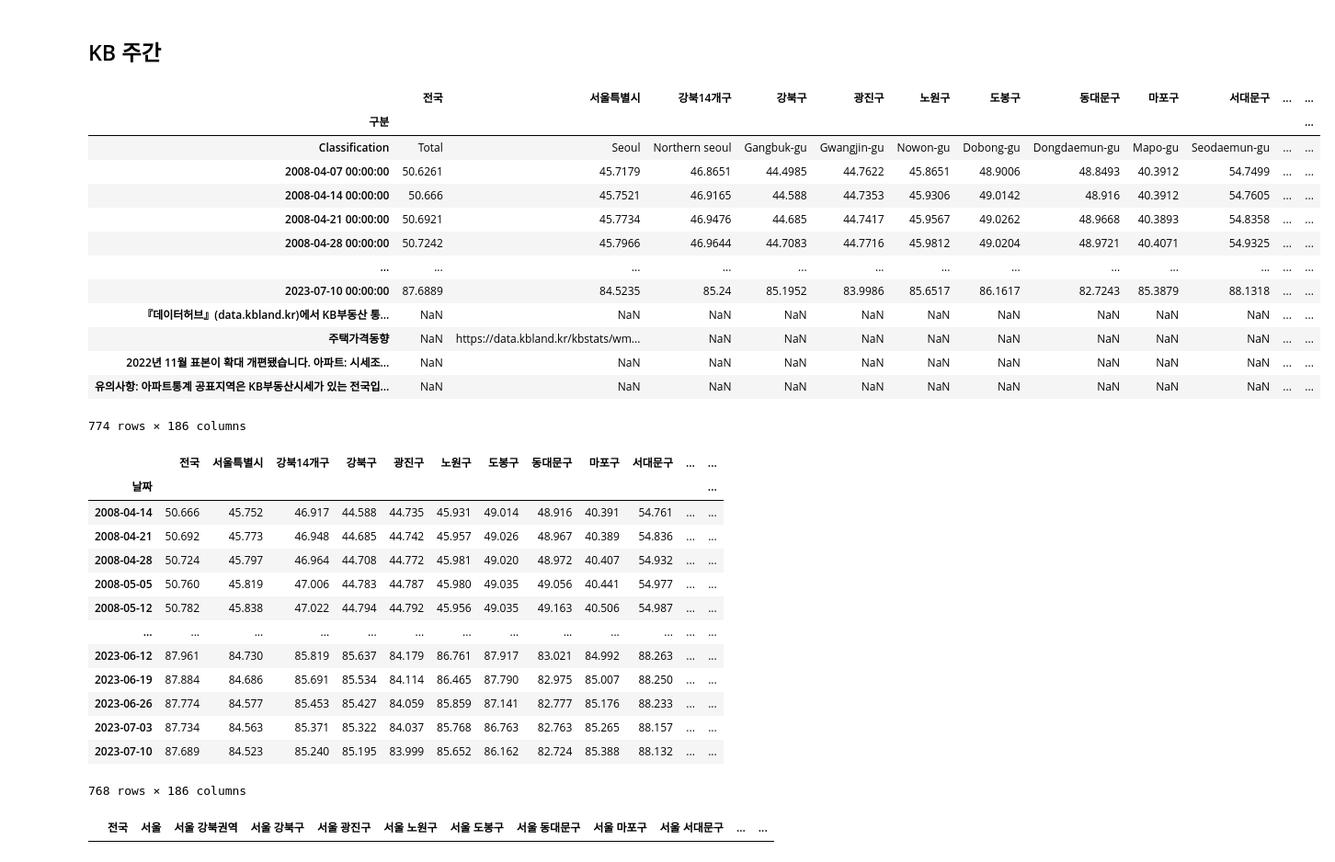
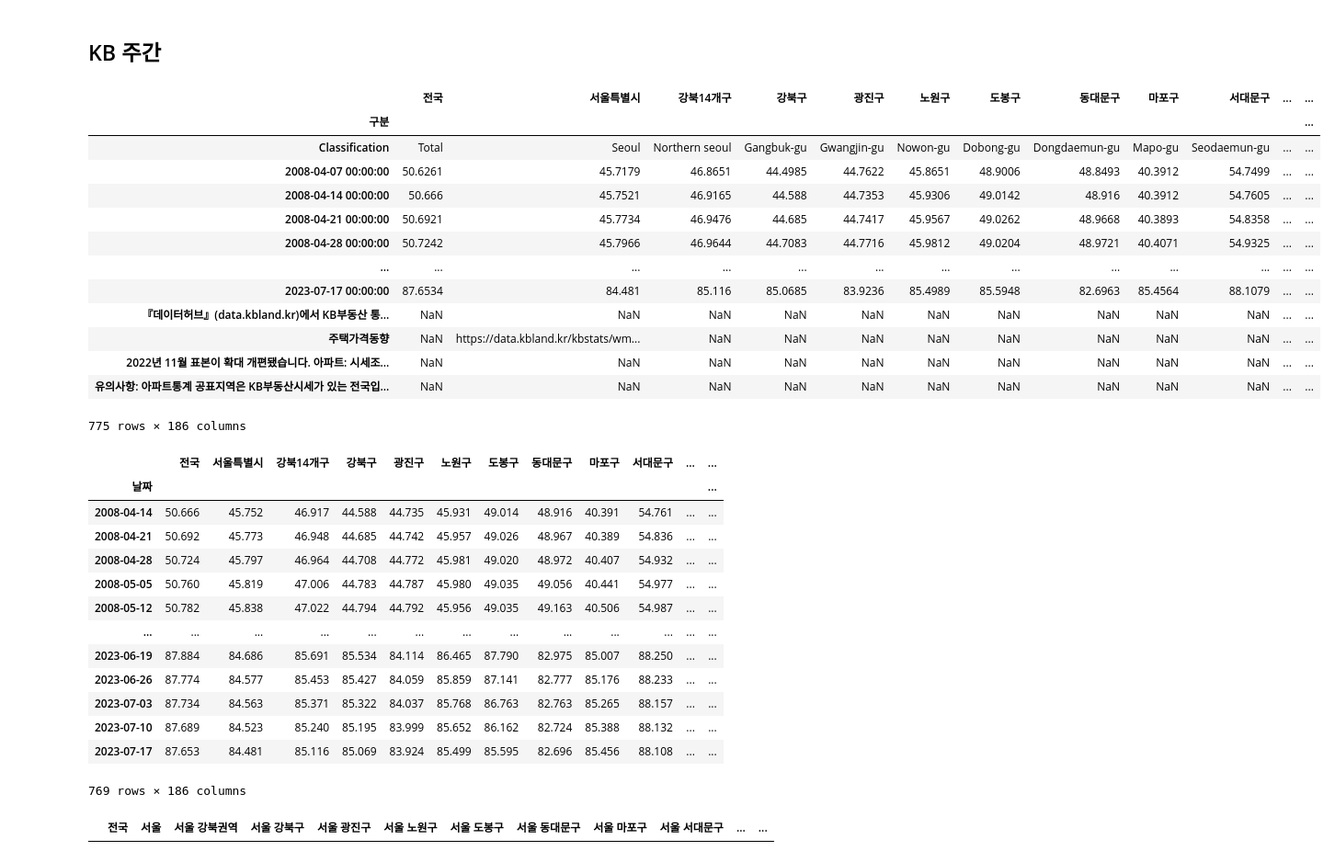
Before and after one commit to sizipusx/fundamental, a Jupyter notebook: jupyterlab/주간 부동산 업데이트.ipynb, the cells around one changed output. Shown at 92% size. Drawn from its saved outputs; the diff is of its cells as text; code cells hidden in the pictures.

```diff
--- a/jupyterlab/주간 부동산 업데이트.ipynb
+++ b/jupyterlab/주간 부동산 업데이트.ipynb
@@ -14,26 +14,26 @@ conn = sqlite3.connect('C://Users/sizip/fundamental/files/weekly_house.db')
 ## KB 주간
 # %%
 # 연결 1
-file_path = "C://Users/sizip/OneDriveData/개인/data/부동산 기본 파일/20230710_주간시계열.xlsx"
+file_path = "C://Users/sizip/OneDriveData/개인/data/부동산 기본 파일/20230717_주간시계열.xlsx"
 kbm_dict = pd.ExcelFile(file_path)
 mdf = kbm_dict.parse("3.매매지수", skiprows=1, index_col=0, parse_dates=True)
 jdf = kbm_dict.parse("4.전세지수", skiprows=1, index_col=0, parse_dates=True)
 jdf
 # %% [output]
 |  | 전국 | 서울특별시 | 강북14개구 | 강북구 | 광진구 | 노원구 | 도봉구 | 동대문구 | 마포구 | 서대문구 | ... | ... |
 | 구분 |  |  |  |  |  |  |  |  |  |  |  | ... |
 | Classification | Total | Seoul | Northern seoul | Gangbuk-gu | Gwangjin-gu | Nowon-gu | Dobong-gu | Dongdaemun-gu | Mapo-gu | Seodaemun-gu | ... | ... |
 | 2008-04-07 00:00:00 | 50.6261 | 45.7179 | 46.8651 | 44.4985 | 44.7622 | 45.8651 | 48.9006 | 48.8493 | 40.3912 | 54.7499 | ... | ... |
 | 2008-04-14 00:00:00 | 50.666 | 45.7521 | 46.9165 | 44.588 | 44.7353 | 45.9306 | 49.0142 | 48.916 | 40.3912 | 54.7605 | ... | ... |
 | 2008-04-21 00:00:00 | 50.6921 | 45.7734 | 46.9476 | 44.685 | 44.7417 | 45.9567 | 49.0262 | 48.9668 | 40.3893 | 54.8358 | ... | ... |
 | 2008-04-28 00:00:00 | 50.7242 | 45.7966 | 46.9644 | 44.7083 | 44.7716 | 45.9812 | 49.0204 | 48.9721 | 40.4071 | 54.9325 | ... | ... |
 | ... | ... | ... | ... | ... | ... | ... | ... | ... | ... | ... | ... | ... |
-| 2023-07-10 00:00:00 | 87.6889 | 84.5235 | 85.24 | 85.1952 | 83.9986 | 85.6517 | 86.1617 | 82.7243 | 85.3879 | 88.1318 | ... | ... |
+| 2023-07-17 00:00:00 | 87.6534 | 84.481 | 85.116 | 85.0685 | 83.9236 | 85.4989 | 85.5948 | 82.6963 | 85.4564 | 88.1079 | ... | ... |
 | 『데이터허브』(data.kbland.kr)에서 KB부동산 통... | NaN | NaN | NaN | NaN | NaN | NaN | NaN | NaN | NaN | NaN | ... | ... |
 | 주택가격동향 | NaN | https://data.kbland.kr/kbstats/wm... | NaN | NaN | NaN | NaN | NaN | NaN | NaN | NaN | ... | ... |
 | 2022년 11월 표본이 확대 개편됐습니다. 아파트: 시세조... | NaN | NaN | NaN | NaN | NaN | NaN | NaN | NaN | NaN | NaN | ... | ... |
 | 유의사항: 아파트통계 공표지역은 KB부동산시세가 있는 전국입... | NaN | NaN | NaN | NaN | NaN | NaN | NaN | NaN | NaN | NaN | ... | ... |
-774 rows × 186 columns
+775 rows × 186 columns
 # %%
 mdf = mdf.iloc[2:mdf['전국'].count()]
 mdf.index.name="날짜"
@@ -53,12 +53,12 @@ jdf
 | 2008-05-05 | 50.760 | 45.819 | 47.006 | 44.783 | 44.787 | 45.980 | 49.035 | 49.056 | 40.441 | 54.977 | ... | ... |
 | 2008-05-12 | 50.782 | 45.838 | 47.022 | 44.794 | 44.792 | 45.956 | 49.035 | 49.163 | 40.506 | 54.987 | ... | ... |
 | ... | ... | ... | ... | ... | ... | ... | ... | ... | ... | ... | ... | ... |
-| 2023-06-12 | 87.961 | 84.730 | 85.819 | 85.637 | 84.179 | 86.761 | 87.917 | 83.021 | 84.992 | 88.263 | ... | ... |
 | 2023-06-19 | 87.884 | 84.686 | 85.691 | 85.534 | 84.114 | 86.465 | 87.790 | 82.975 | 85.007 | 88.250 | ... | ... |
 | 2023-06-26 | 87.774 | 84.577 | 85.453 | 85.427 | 84.059 | 85.859 | 87.141 | 82.777 | 85.176 | 88.233 | ... | ... |
 | 2023-07-03 | 87.734 | 84.563 | 85.371 | 85.322 | 84.037 | 85.768 | 86.763 | 82.763 | 85.265 | 88.157 | ... | ... |
 | 2023-07-10 | 87.689 | 84.523 | 85.240 | 85.195 | 83.999 | 85.652 | 86.162 | 82.724 | 85.388 | 88.132 | ... | ... |
+| 2023-07-17 | 87.653 | 84.481 | 85.116 | 85.069 | 83.924 | 85.499 | 85.595 | 82.696 | 85.456 | 88.108 | ... | ... |
-768 rows × 186 columns
+769 rows × 186 columns
 # %%
 header = header_excel.parse('KB')
 header
```
Also changed, not shown: parts of 17 cells of this notebook, 1 other file.
